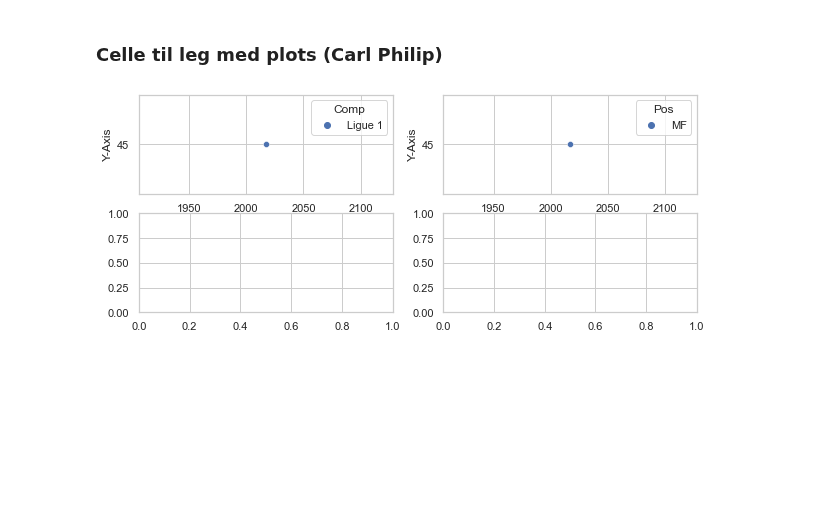
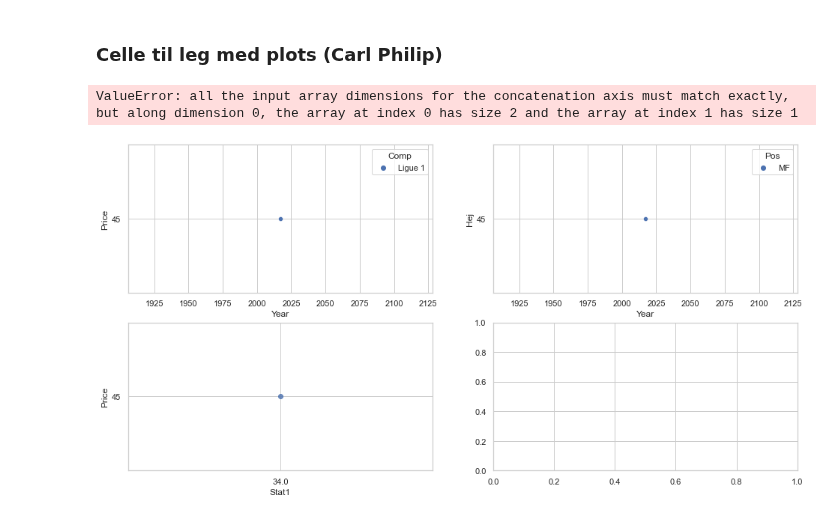
Before and after one commit to mathiasbindseil/three_drengz, a Jupyter notebook: ISDS - Kopi.ipynb, the cells around one changed output. Drawn from its saved outputs; the diff is of its cells as text; code cells hidden in the pictures; blank space fills up the shorter version.

Commit message:
graph

```diff
--- a/ISDS - Kopi.ipynb
+++ b/ISDS - Kopi.ipynb
@@ -216,28 +217,49 @@ new_df.tail(10)
 # %%
 # Import graphical packages
 from pathlib import Path
 import seaborn as sns
 import matplotlib.pyplot as plt
 sns.set_theme(style="whitegrid")
 
 
 fp_figs = Path.cwd() / 'figs'
 # Use the Path object to actually create the subfolder
 Path.mkdir(fp_figs, exist_ok=True)
 
 # 5
-f,ax = plt.subplots(2,2, figsize=(10,4))
-sns.scatterplot(x='Year', y='Price', data=new_df, hue="Comp", ax=ax[0, 0]).set( xlabel = "X-Axis", ylabel = "Y-Axis")
-sns.scatterplot(x='Year', y='Price', data=new_df, hue="Pos", ax=ax[0, 1]).set( xlabel = "X-Axis", ylabel = "Y-Axis")
+#f,ax = plt.subplots(2,2, figsize=(10,4))
+
+f,ax = plt.subplots(2,2, figsize=(16,8))
+sns.scatterplot(x='Year', y='Price', data=new_df, hue="Comp", ax=ax[0, 0]).set( xlabel = "Year", ylabel = "Price")
+sns.scatterplot(x='Year', y='Price', data=new_df, hue="Pos", ax=ax[0, 1]).set( xlabel = "Year", ylabel = "Hej")
+
+# Two figures with stats
+sns.regplot(x='90s', y='Price', data=new_df, ax=ax[1, 0]).set( xlabel = "Stat1", ylabel = "Price")
+sns.regplot(x='Gls', y='Price', data=new_df, ax=ax[1, 1]).set( xlabel = "Stat1", ylabel = "Price")
+
+f.tight_layout()
+
+
+#fig = plt.figure(figsize=(12,4))
+
+#ax = fig.add_subplot(1,2,1)
+#ax.scatter(x='Year', y='Price', data=new_df);
+#ax.set_title('Distribution of m')
+
+#
+#ax = fig.add_subplot(1,2,2)
+#ax.hist(h_vec3,bins=100,density=True,histtype='stepfilled');
+#ax.set_title('Distribution of $h^*$')
 
 
 #sns.boxplot(x='class', y='fare', data=titanic, ax=ax[1])
 
 
 #ax = sns.regplot(y='petal_length', x='sepal_length', data=iris, order=2).set(title='Petal and Sepal length')
 #plt.xlabel('Sepal length')
 #plt.ylabel('Petal length')
 
 plt.savefig('figs/pic1.png')
 # %% [output]
+ValueError: all the input array dimensions for the concatenation axis must match exactly, but along dimension 0, the array at index 0 has size 2 and the array at index 1 has size 1
-[figure, old version]
+[figure, new version]
```
Also changed, not shown: parts of 2 cells of this notebook, 1 other file.
